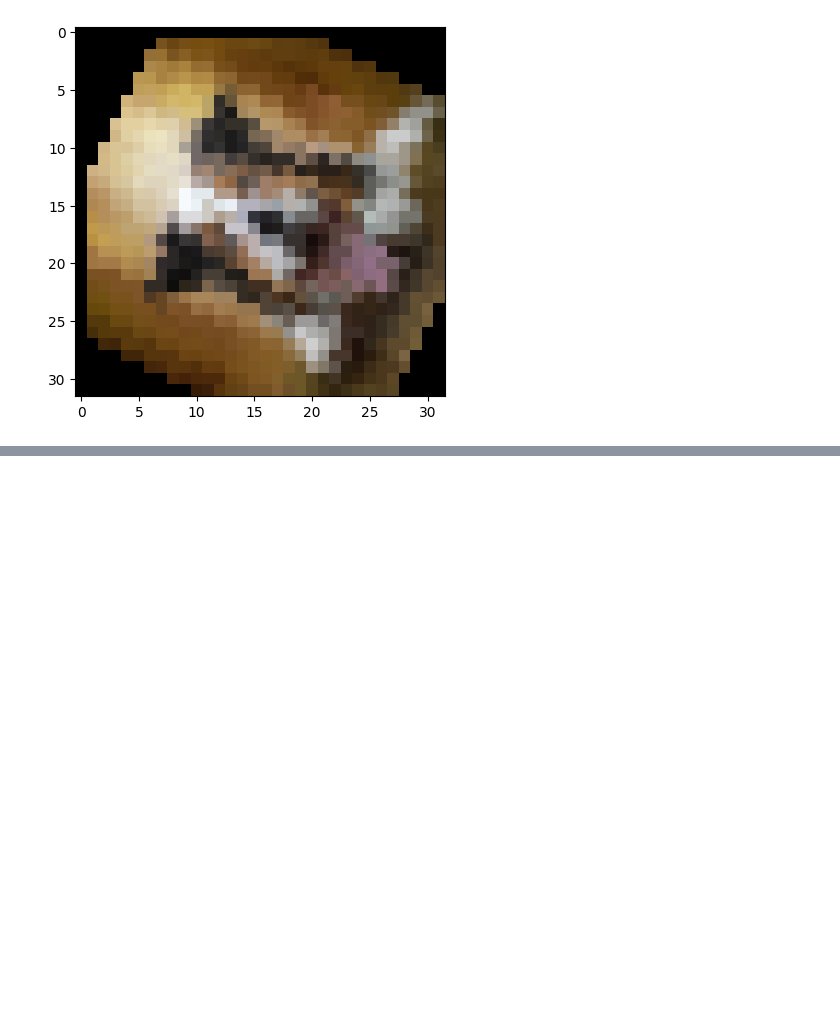
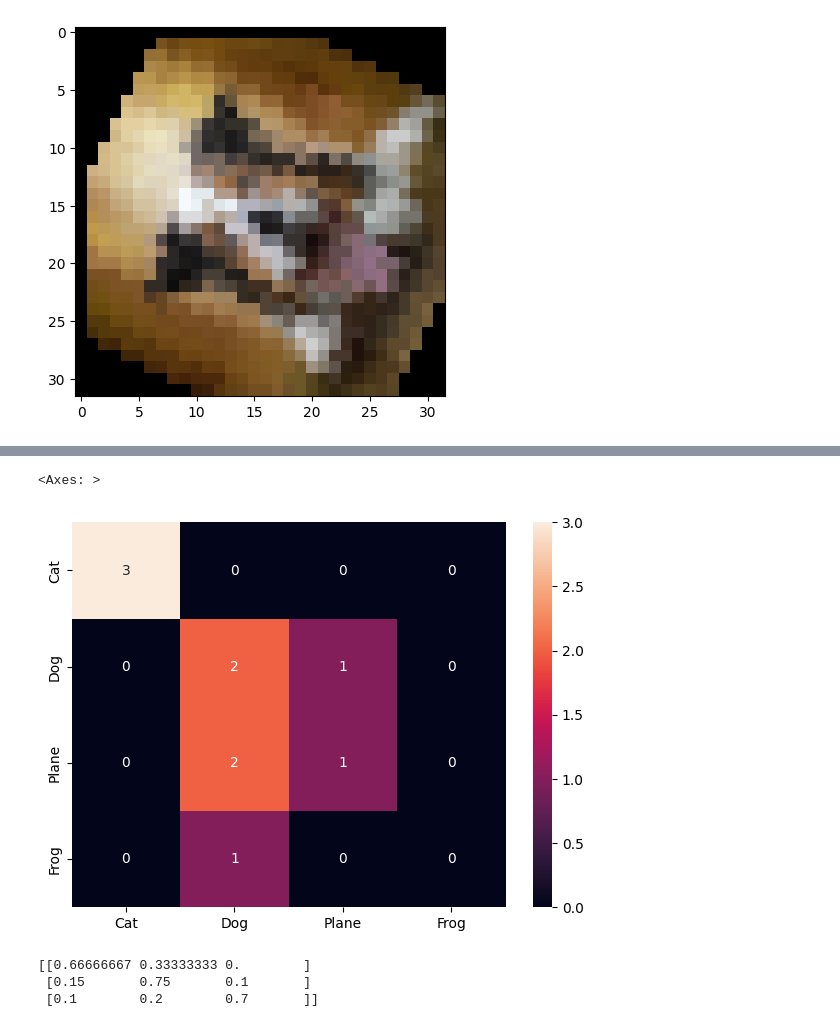
Before and after one commit to jaduranfernandez/image_classification, a Jupyter notebook: evaluation.ipynb, the cells around one changed output, grey strips where cells are left out. Cells and saved outputs as stored; diff of their text form; code cells hidden in the pictures; blank space fills up the shorter version.

```diff
--- a/evaluation.ipynb
+++ b/evaluation.ipynb
@@ -57,0 +89,27 @@ plt.show()
+# %%
+import seaborn as sn
+import pandas as pd
+import matplotlib.pyplot as plt
+
+
+labels = ["Cat","Dog","Plane","Frog"]
+df_cm = pd.DataFrame(cm, index = [i for i in labels],
+                  columns = [i for i in labels])
+plt.figure(figsize = (7,5))
+sn.heatmap(df_cm, annot=True)
+# %% [output]
+<Axes: >
+[figure, added]
+# %%
+confusion_matrix = np.array([[10, 5, 0],
+                             [3, 15, 2],
+                             [1, 2, 7]])
+
+# Normalizar la matriz de confusión
+normalized_matrix = confusion_matrix.astype('float') / confusion_matrix.sum(axis=1)[:, np.newaxis]
+
+print(normalized_matrix)
+# %% [output]
+[[0.66666667 0.33333333 0.        ]
+ [0.15       0.75       0.1       ]
+ [0.1        0.2        0.7       ]]
```
Also changed, not shown: parts of 1 cell of this notebook, 8 other files.
